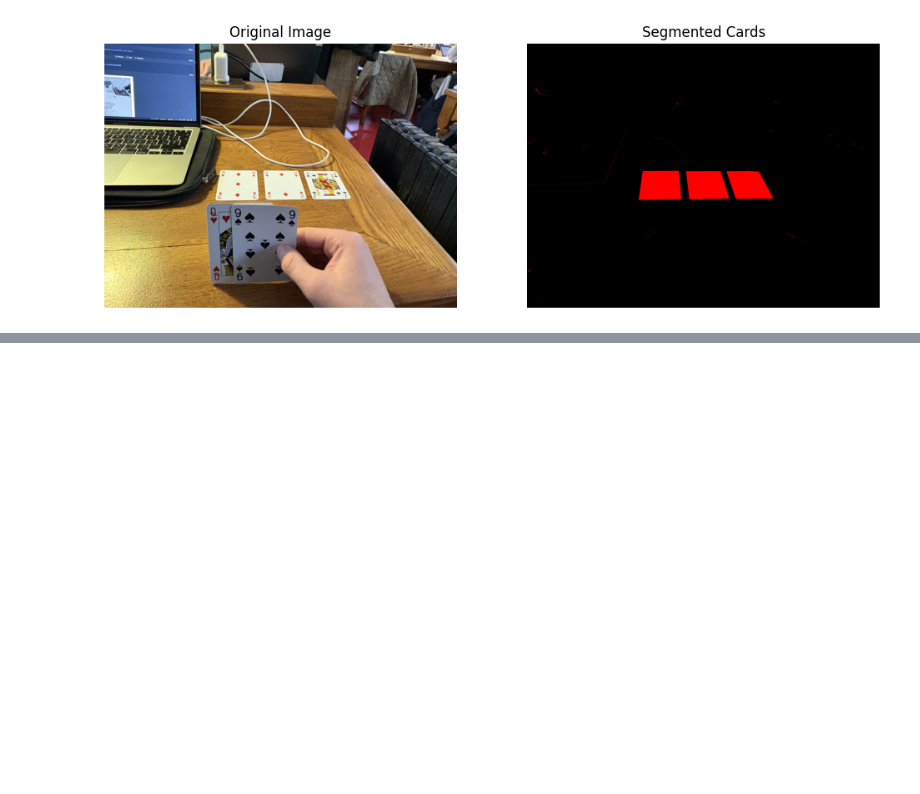
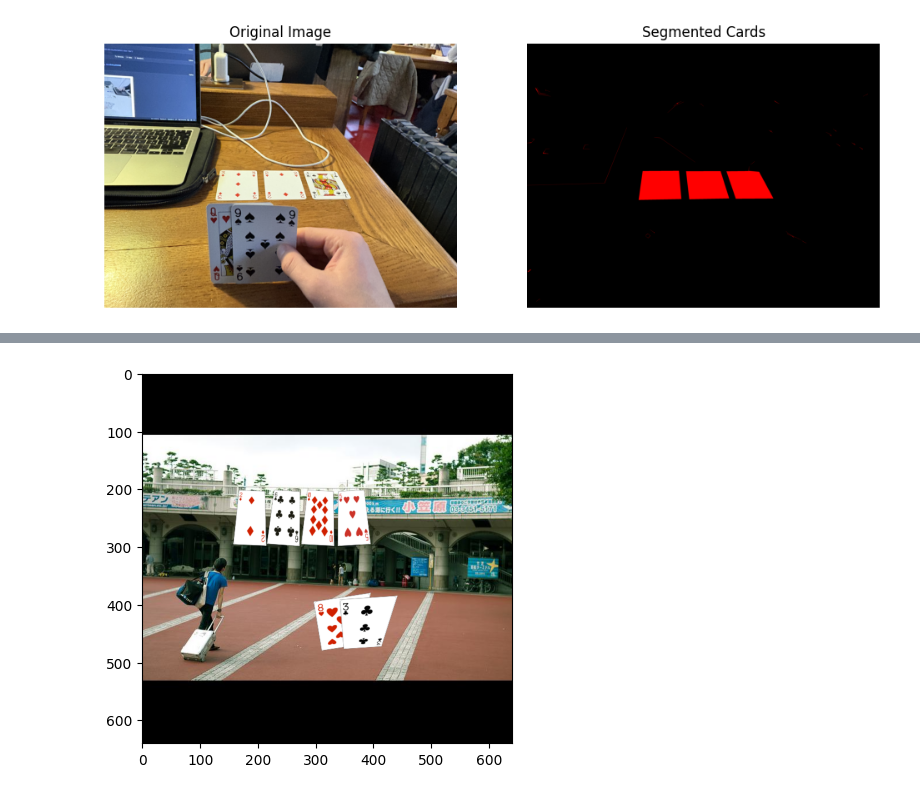
Before and after one commit to mattiaamartino/poker-visual-engine, a Jupyter notebook: data_prep.ipynb, the cells around one changed output, grey strips where cells are left out. Drawn from its saved outputs; the diff is of its cells as text; code cells hidden in the pictures; blank space fills up the shorter version.

```diff
--- a/data_prep.ipynb
+++ b/data_prep.ipynb
@@ -216,0 +222,5 @@ device(type='mps')
+# %%
+def background_card_images(backgrounds_dir:str, cards_dir:str):
+    backgrounds = [os.path.join(backgrounds_dir, f) for f in os.listdir(backgrounds_dir) if f.endswith('.jpg')]
+    cards = [os.path.join(cards_dir, f) for f in os.listdir(cards_dir) if f.endswith('.png')]
+    return backgrounds, cards
@@ -216,0 +440,43 @@ device(type='mps')
+# %%
+class_map ={'2C': 0, '2D': 1, '2H': 2, '2S': 3,
+            '3C': 4, '3D': 5, '3H': 6, '3S': 7,
+            '4C': 8, '4D': 9, '4H': 10, '4S': 11,
+            '5C': 12, '5D': 13, '5H': 14, '5S': 15,
+            '6C': 16, '6D': 17, '6H': 18, '6S': 19,
+            '7C': 20, '7D': 21, '7H': 22, '7S': 23,
+            '8C': 24, '8D': 25, '8H': 26, '8S': 27,
+            '9C': 28, '9D': 29, '9H': 30, '9S': 31,
+            'AC': 32, 'AD': 33, 'AH': 34, 'AS': 35,
+            'JC': 36, 'JD': 37, 'JH': 38, 'JS': 39,
+            'KC': 40, 'KD': 41, 'KH': 42, 'KS': 43,
+            'QC': 44, 'QD': 45, 'QH': 46, 'QS': 47,
+            'TC': 48, 'TD': 49, 'TH': 50, 'TS': 51,
+            'hand': 52, 'flop': 53, 'turn': 54, 'river': 55}
+# %%
+backgrounds_dir = './background'
+cards_dir = '../shared_data/benchmark'
+
+offset_hand = int(np.random.normal(200, 20))
+offset_table = int(np.random.normal(200, 20))
+angle_hand = np.random.normal(0, 7)
+
+backgrounds, cards = background_card_images(backgrounds_dir, cards_dir)
+
+bkg_sample = np.random.choice(backgrounds)
+
+n_cards = 2
+if random.random() > 0.2:
+    n_cards += 3
+    if random.random() > 0.5:
+        n_cards += 1
+        if random.random() > 0.6:
+            n_cards += 1
+
+card_samples = np.random.choice(cards, n_cards, replace=False)
+
+hand, bounding_boxes = place_hand(bkg_sample, card_samples, offset_hand, angle_hand, class_map)
+hand_table, bounding_boxes = place_table_cards(hand, card_samples, offset_table, class_map, bounding_boxes)
+plt.imshow(hand_table)
+plt.show()
+# %% [output]
+[figure, added]
```
Also changed, not shown: parts of 15 cells of this notebook.
